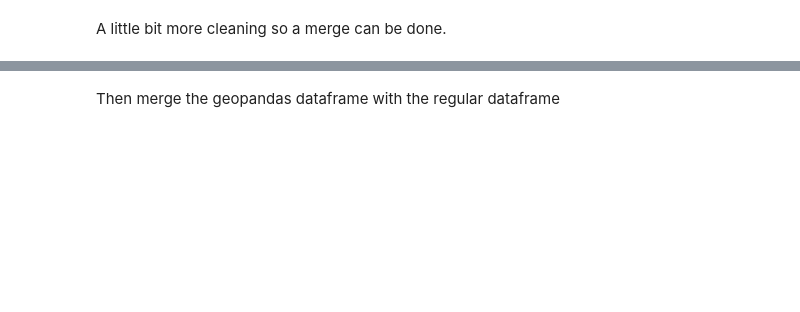
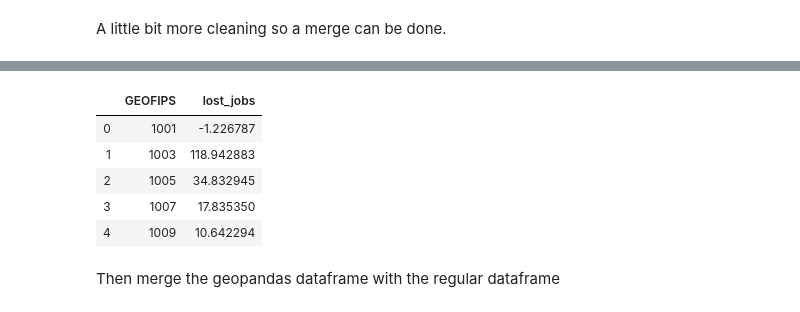
Before and after one commit to mwaugh0328/consumption_and_tradewar, a Jupyter notebook: tariff_map.ipynb, the cells around one changed output, grey strips where cells are left out. Cells and saved outputs as stored; diff of their text form; code cells hidden in the pictures; blank space fills up the shorter version.

Commit message:
added lost jobs to map

```diff
--- a/tariff_map.ipynb
+++ b/tariff_map.ipynb
@@ -139,0 +134,11 @@ tariff_df.head()
+# %%
+lost_jobs = pd.read_csv(cwd + "\\data\\lost_jobs.csv")
+
+lost_jobs.head()
+# %% [output]
+|  | GEOFIPS | lost_jobs |
+| 0 | 1001 | -1.226787 |
+| 1 | 1003 | 118.942883 |
+| 2 | 1005 | 34.832945 |
+| 3 | 1007 | 17.835350 |
+| 4 | 1009 | 10.642294 |
```
Also changed, not shown: parts of 8 cells of this notebook, 2 other files.
